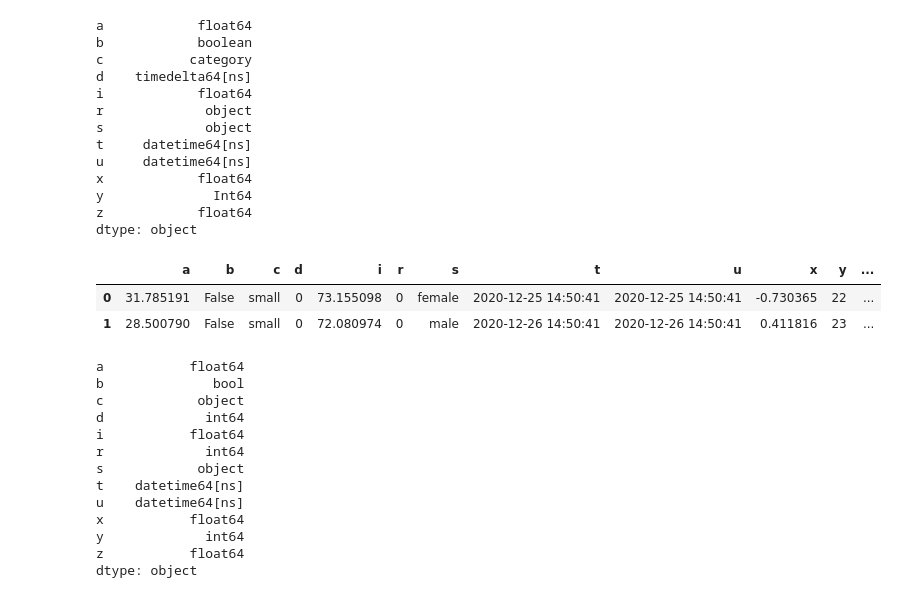
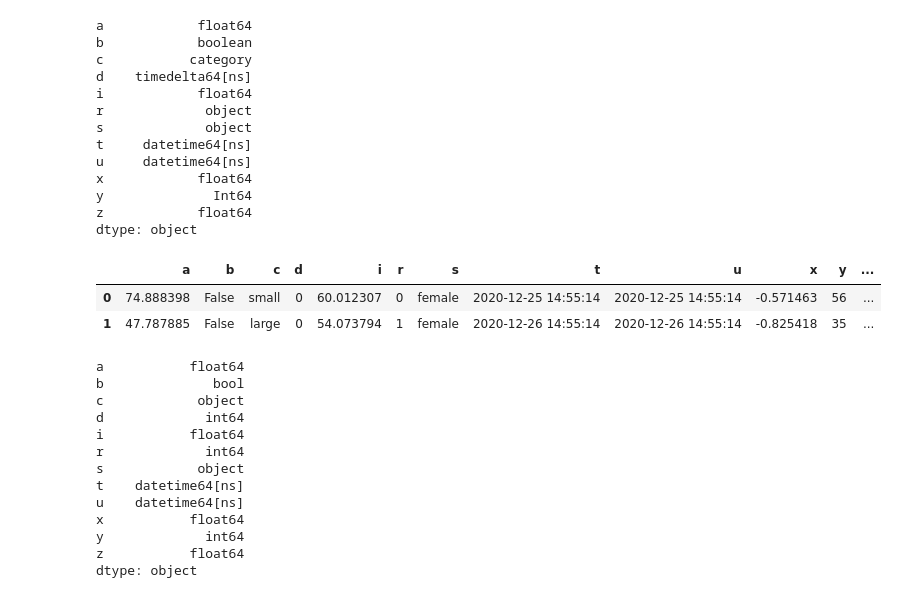
Before and after one commit to gillespilon/noob, a Jupyter notebook: 02_data_file_write.ipynb, the cells around one changed output. Drawn from its saved outputs; the diff is of its cells as text; code cells hidden in the pictures.

```diff
--- a/02_data_file_write.ipynb
+++ b/02_data_file_write.ipynb
@@ -467,12 +467,12 @@ y              Int64
 z            float64
 dtype: object
 # %%
-wb2df3 = wb2['sheet_one']
+wb2df3 = wb2['sheet_three']
 wb2df3.head(2)
 # %% [output]
 |  | a | b | c | d | i | r | s | t | u | x | y | ... |
-| 0 | 31.785191 | False | small | 0 | 73.155098 | 0 | female | 2020-12-25 14:50:41 | 2020-12-25 14:50:41 | -0.730365 | 22 | ... |
-| 1 | 28.500790 | False | small | 0 | 72.080974 | 0 | male | 2020-12-26 14:50:41 | 2020-12-26 14:50:41 | 0.411816 | 23 | ... |
+| 0 | 74.888398 | False | small | 0 | 60.012307 | 0 | female | 2020-12-25 14:55:14 | 2020-12-25 14:55:14 | -0.571463 | 56 | ... |
+| 1 | 47.787885 | False | large | 0 | 54.073794 | 1 | female | 2020-12-26 14:55:14 | 2020-12-26 14:55:14 | -0.825418 | 35 | ... |
 # %%
 wb2df3.dtypes
 # %% [output]
```
Also changed, not shown: parts of 9 cells of this notebook.
